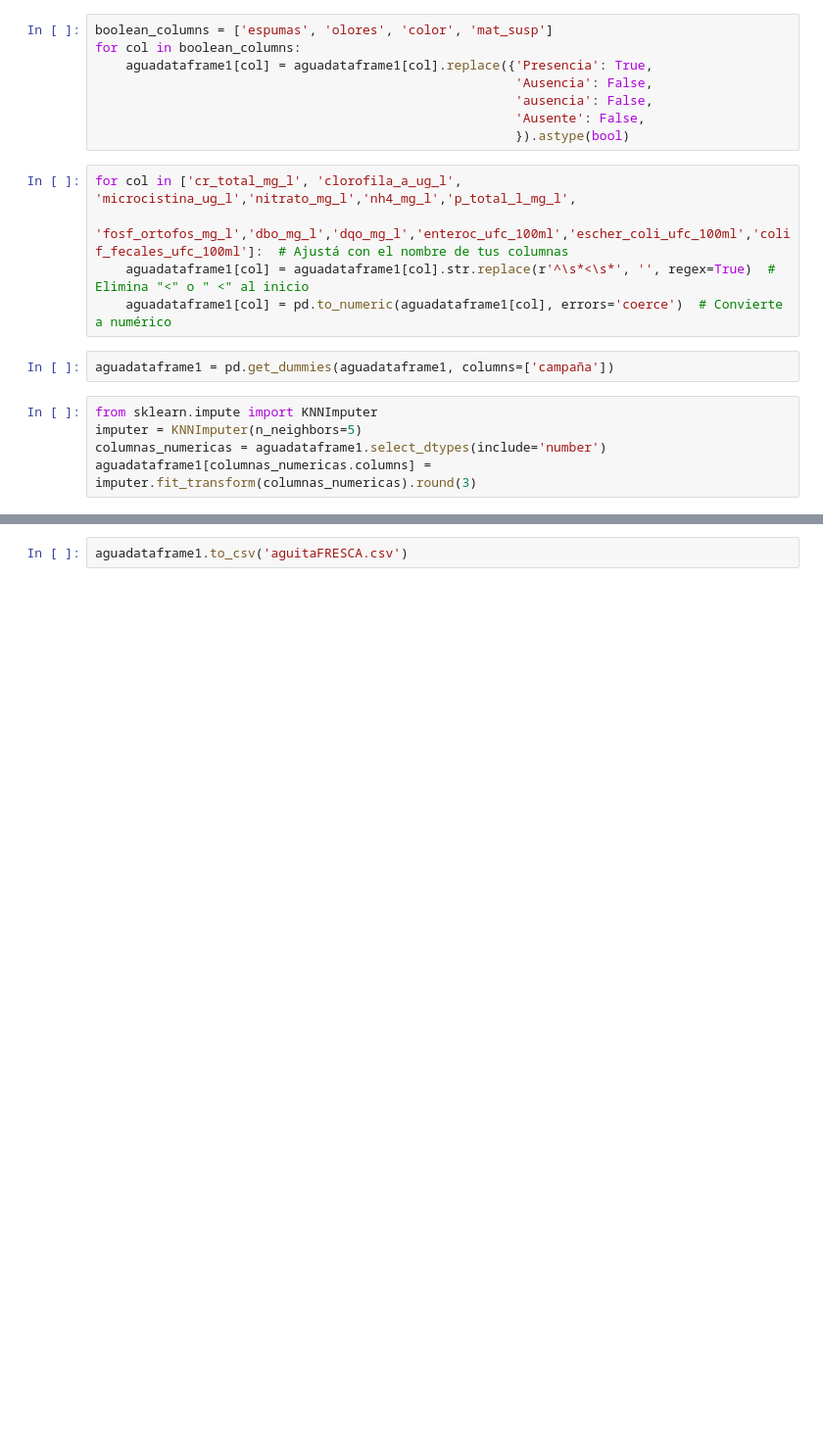
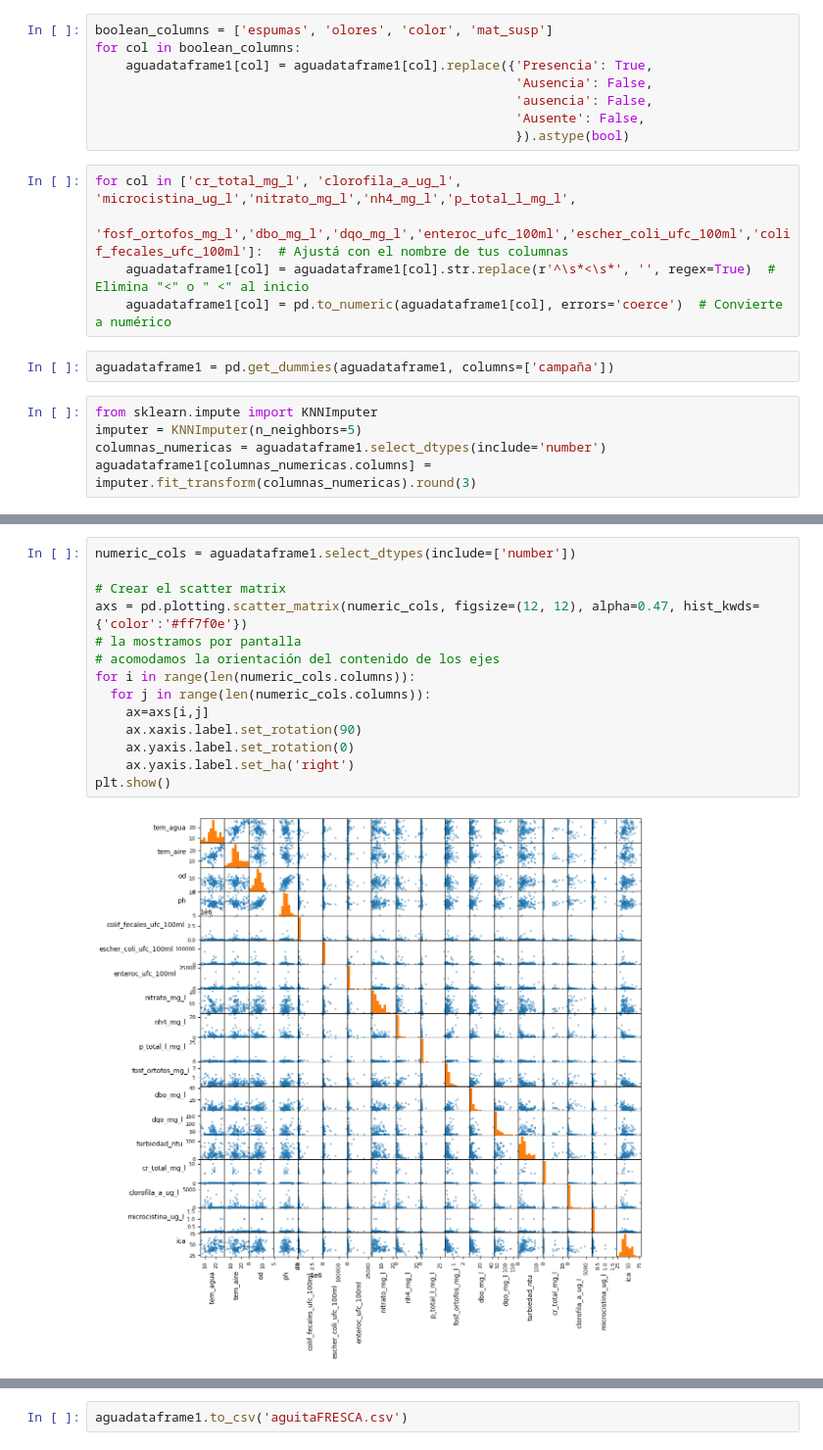
Before and after one commit to RamiroOrtiz02/PracticoEspecialGrupo14, a Jupyter notebook: codigo.ipynb, the cells around one changed output, grey strips where cells are left out. Shown at 98% size. Cells and saved outputs as stored; diff of their text form; blank space fills up the shorter version.

```diff
--- a/codigo.ipynb
+++ b/codigo.ipynb
@@ -130,0 +96,16 @@ dtype: int64
+# %%
+numeric_cols = aguadataframe1.select_dtypes(include=['number'])
+
+# Crear el scatter matrix
+axs = pd.plotting.scatter_matrix(numeric_cols, figsize=(12, 12), alpha=0.47, hist_kwds={'color':'#ff7f0e'})
+# la mostramos por pantalla
+# acomodamos la orientación del contenido de los ejes
+for i in range(len(numeric_cols.columns)):
+  for j in range(len(numeric_cols.columns)):
+    ax=axs[i,j]
+    ax.xaxis.label.set_rotation(90)
+    ax.yaxis.label.set_rotation(0)
+    ax.yaxis.label.set_ha('right')
+plt.show()
+# %% [output]
+[figure, added]
```
Also changed, not shown: parts of 22 cells of this notebook, 1 other file.
